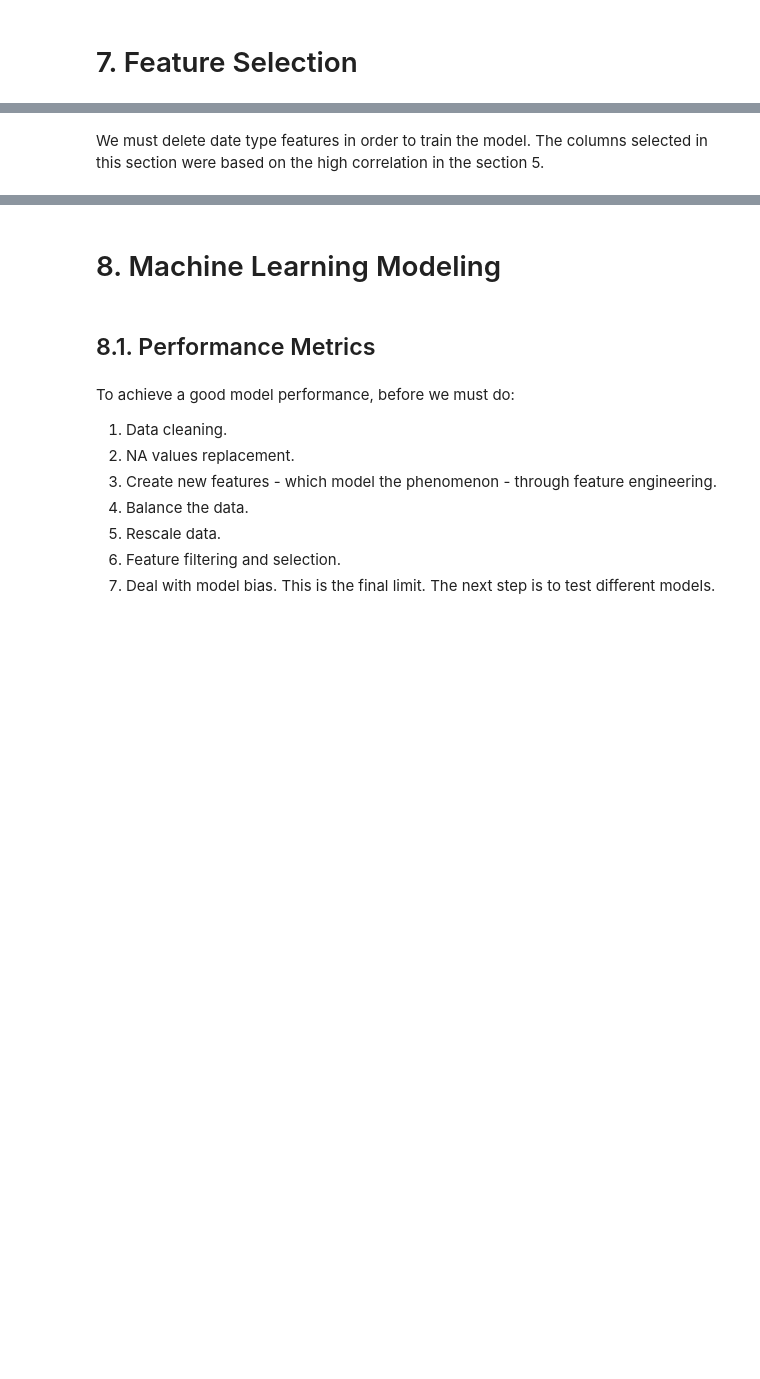
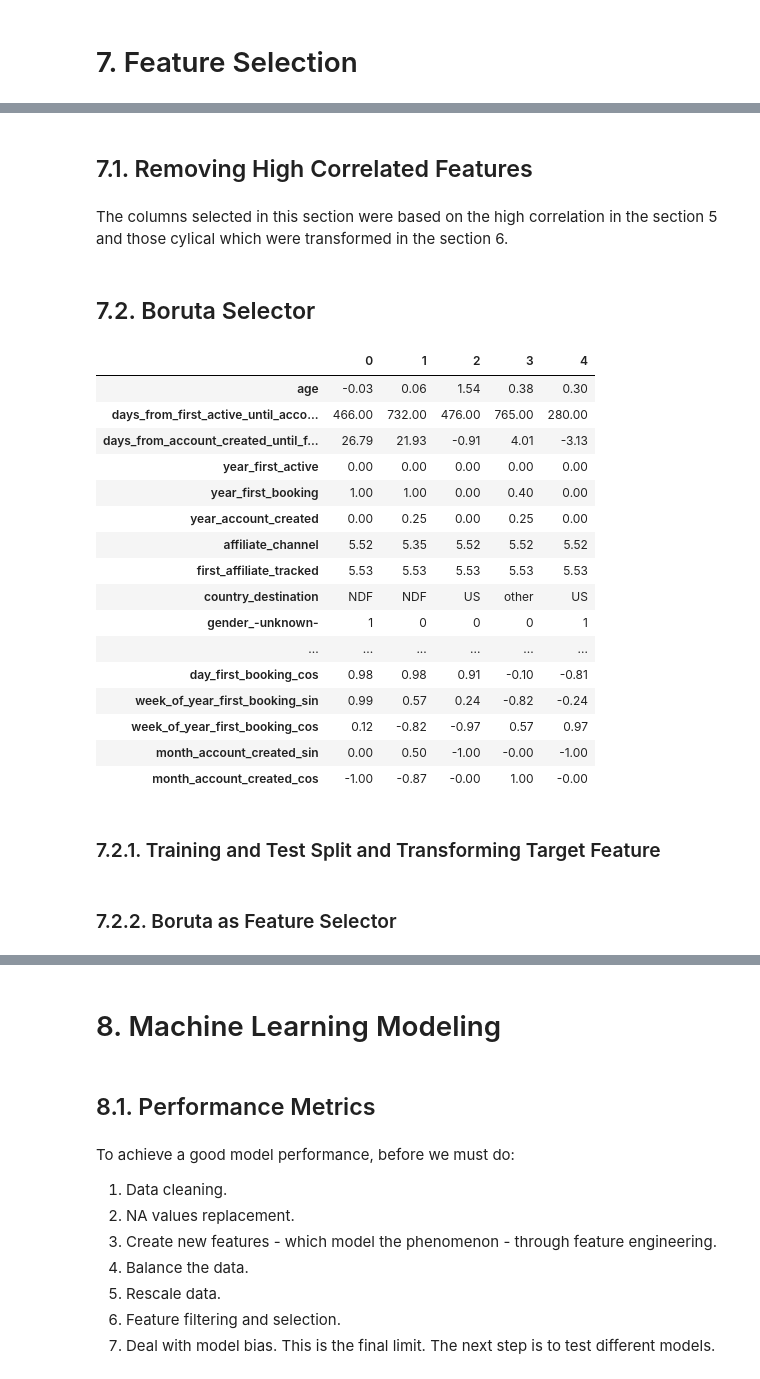
Before and after one commit to lucasquemelli/airbnb, a Jupyter notebook: airbnb.ipynb, the cells around one changed output, grey strips where cells are left out. Cells and saved outputs as stored; diff of their text form; code cells hidden in the pictures; blank space fills up the shorter version.

```diff
--- a/airbnb.ipynb
+++ b/airbnb.ipynb
@@ -1572,0 +1618,4 @@ df6.sample()
+# %%
+ssc = pp.StandardScaler()
+rs = pp.RobustScaler()
+mms = pp.MinMaxScaler()
@@ -1572,0 +1648,20 @@ df6.sample()
+# %%
+te = TargetEncoder()
+# %%
+# gender - One Hot Encoder
+df6 = pd.get_dummies(df6, prefix=['gender'], columns=['gender'])
+
+# signup_method - One Hot Encoder
+df6 = pd.get_dummies(df6, prefix=['signup_method'], columns=['signup_method'])
+
+# signup_app - One Hot Encoder
+df6 = pd.get_dummies( df6, prefix=['signup_app'], columns=['signup_app'] )
+
+# Target dictionary
+c = {'NDF':0, 'US':1, 'other':2, 'CA':3, 'FR':4, 'IT':5, 'ES':6, 'GB':7, 'NL':8, 'DE':9, 'AU':10, 'PT':11}
+
+# affiliate_channel - Target Encoder
+df6['affiliate_channel'] = te.fit_transform(df6[['affiliate_channel']].values, df6['country_destination'].map(c))
+
+# first_affiliate_tracked - Target Encoder
+df6['first_affiliate_tracked'] = te.fit_transform(df6[['first_affiliate_tracked']].values, df6['country_destination'].map(c))
@@ -1575,11 +1725,49 @@ df6.sample()
+# %% [markdown]
+## 7.1. Removing High Correlated Features
 # %% [markdown]
-We must delete date type features in order to train the model. The columns selected in this section were based on the high correlation in the section 5.
+The columns selected in this section were based on the high correlation in the section 5 and those cylical which were transformed in the section 6.
 # %%
 df7 = df6.copy()
 
 cols_drop_users = ["signup_flow",
                    "days_from_first_active_until_booking",
                    "day_of_week_first_active",
+                   "language",
+                   "week_of_year_account_created",
+                   "day_of_week_first_booking",
+                   "day_account_created",
+                   "day_of_week_account_created",
+                   "month_first_active",
+                   "day_first_active",
+                   "week_of_year_first_active",
+                   "month_first_booking",
+                   "day_first_booking",
+                   "week_of_year_first_booking",
+                   "month_account_created"
                   ]
 
 df7 = df7.drop(cols_drop_users, axis=1)
+# %% [markdown]
+## 7.2. Boruta Selector
+# %%
+df7.head().T
+# %% [output]
+|  | 0 | 1 | 2 | 3 | 4 |
+| age | -0.03 | 0.06 | 1.54 | 0.38 | 0.30 |
+| days_from_first_active_until_acco... | 466.00 | 732.00 | 476.00 | 765.00 | 280.00 |
+| days_from_account_created_until_f... | 26.79 | 21.93 | -0.91 | 4.01 | -3.13 |
+| year_first_active | 0.00 | 0.00 | 0.00 | 0.00 | 0.00 |
+| year_first_booking | 1.00 | 1.00 | 0.00 | 0.40 | 0.00 |
+| year_account_created | 0.00 | 0.25 | 0.00 | 0.25 | 0.00 |
+| affiliate_channel | 5.52 | 5.35 | 5.52 | 5.52 | 5.52 |
+| first_affiliate_tracked | 5.53 | 5.53 | 5.53 | 5.53 | 5.53 |
+| country_destination | NDF | NDF | US | other | US |
+| gender_-unknown- | 1 | 0 | 0 | 0 | 1 |
+| ... | ... | ... | ... | ... | ... |
+| day_first_booking_cos | 0.98 | 0.98 | 0.91 | -0.10 | -0.81 |
+| week_of_year_first_booking_sin | 0.99 | 0.57 | 0.24 | -0.82 | -0.24 |
+| week_of_year_first_booking_cos | 0.12 | -0.82 | -0.97 | 0.57 | 0.97 |
+| month_account_created_sin | 0.00 | 0.50 | -1.00 | -0.00 | -1.00 |
+| month_account_created_cos | -1.00 | -0.87 | -0.00 | 1.00 | -0.00 |
+# %% [markdown]
+### 7.2.1. Training and Test Split and Transforming Target Feature
@@ -1585,0 +1790,2 @@ df7 = df7.drop(cols_drop_users, axis=1)
+# %% [markdown]
+### 7.2.2. Boruta as Feature Selector
```
Also changed, not shown: parts of 155 cells of this notebook.
